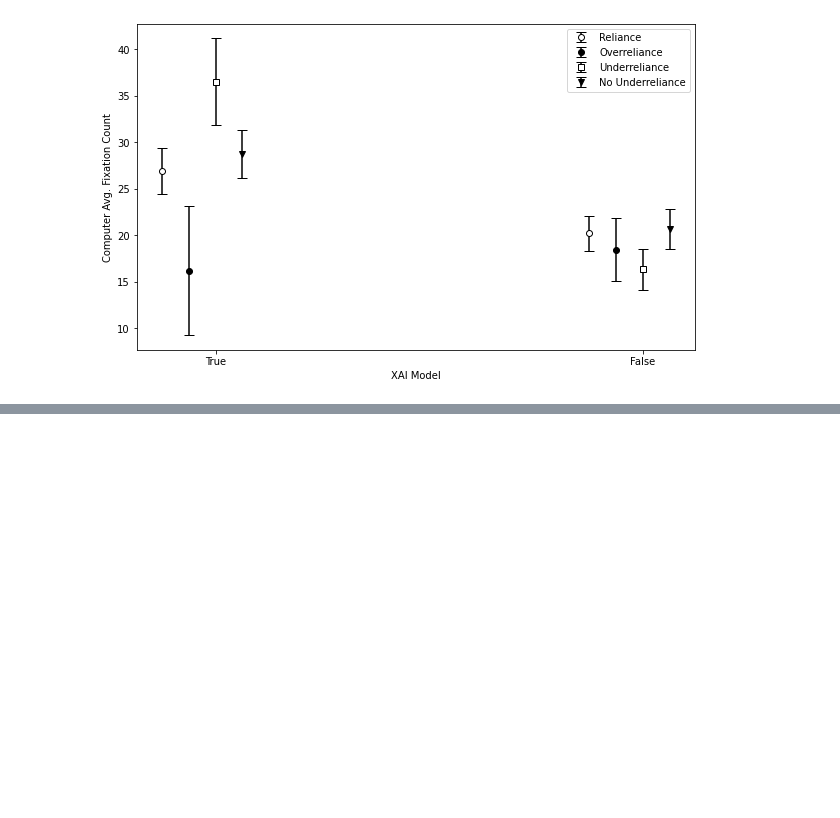
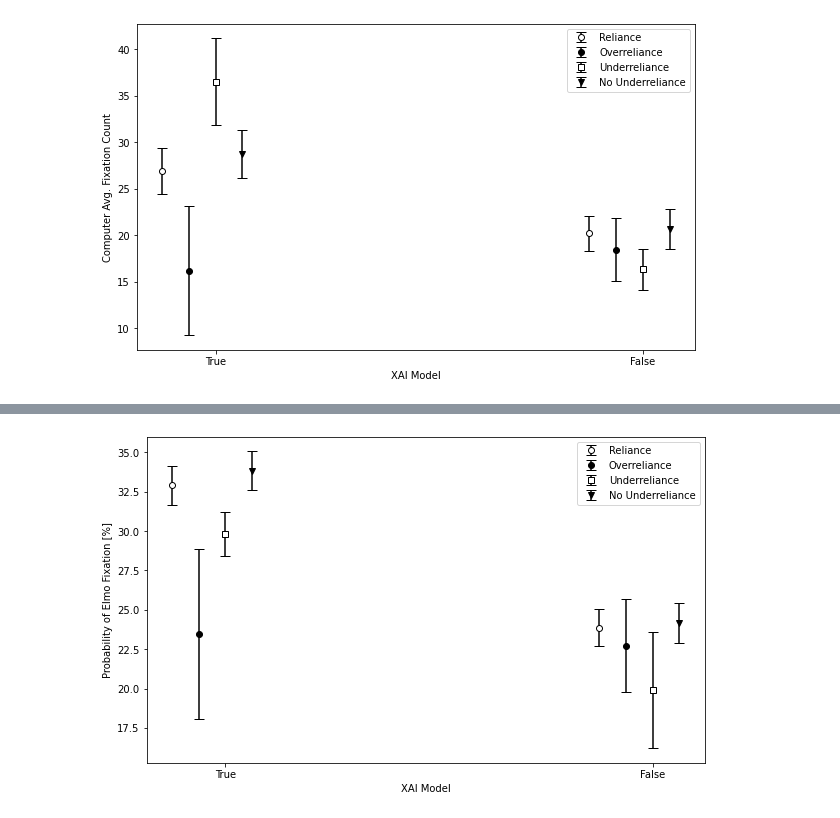
Before and after one commit to haohua13/IVT-Filter-GazeData, a Jupyter notebook: spss_results.ipynb, the cells around one changed output, grey strips where cells are left out. Saved outputs shown, nothing was run; the diff lists cells and outputs as text; code cells hidden in the pictures; blank space fills up the shorter version.

```diff
--- a/spss_results.ipynb
+++ b/spss_results.ipynb
@@ -1127,0 +1238,98 @@ plt.show()
+# %%
+import pandas as pd
+from matplotlib import pyplot as plt
+
+# XAI = False
+# SEM of ratio X/Y = sqrt((SEM_X/X)**2 + (SEM_Y/Y)**2)/Y
+# Reliance
+
+x_1 = (4.82/20.21)*100 # X/Y
+x_1_sem = 1.053/1.845 # SEM_X/SEM_Y
+x_1_sem = (np.sqrt((1.053/4.82)**2+(1.845/20.21)**2)/20.21)*100
+
+# Overreliance
+
+x_2 = (4.19/18.44)*100
+x_2_sem = 2.157/3.384
+x_2_sem = (np.sqrt((2.157/4.19)**2+(3.384/18.44)**2)/18.44)*100
+print(x_2_sem)
+
+# Underreliance
+
+x_4 = 100*3.26/16.37
+x_4_sem =  1.919/2.211
+x_4_sem = 100*np.sqrt((1.919/3.26)**2+(2.211/16.37)**2)/16.37
+# No Underreliance
+
+x_6 = 100*5/20.70
+x_6_sem =  1.214/2.173
+x_6_sem = 100*np.sqrt((1.214/5)**2+(2.173/20.70)**2)/20.70
+
+
+# XAI = True
+
+# Reliance
+
+x_0 = 100*8.85/26.88
+x_0_sem =    2.83/2.488
+x_0_sem = 100*np.sqrt((2.83/8.85)**2+(2.488/26.88)**2)/26.88
+
+# Overreliance
+
+x_3 = 100*3.80/16.20
+x_3_sem = 2.905/6.902
+x_3_sem = 100*np.sqrt((2.905/3.80)**2+(6.902/16.20)**2)/16.20
+
+# Underreliance
+
+x_5 = 100*10.88/36.50
+x_5_sem = 5.390/4.634
+x_5_sem = 100*np.sqrt((5.390/10.88)**2+(4.634/36.50)**2)/36.50
+
+
+# No Underreliance
+
+x_7 = 100*9.72/28.72
+x_7_sem = 3.267/2.560
+x_7_sem = 100*np.sqrt((3.267/9.72)**2+(2.560/28.72)**2)/28.72
+
+
+
+positions = [1.5, 9.5]
+labels = ['True', 'False']
+
+y_index = [0.5, 8.5]
+y_index_2 = [1, 9]
+y_index_3 = [1.5, 9.5]
+y_index_4 = [2, 10]
+
+plt.figure(figsize=(10, 6))
+
+# Reliance in XAI = True and False
+plt.errorbar(y_index, [x_0, x_1],\
+              [x_0_sem, x_1_sem], \
+             color='black', marker = 'o', markeredgecolor = 'black', markerfacecolor = 'white', ls = 'none', capsize=5, capthick=1, ecolor='black', label = 'Reliance')
+
+# Overreliance in XAI = True and False
+plt.errorbar(y_index_2, [x_3, x_2],\
+              [x_3_sem, x_2_sem], \
+             markeredgecolor = 'black', color='black', marker = 'o', ls='none', capsize=5, capthick=1, ecolor='black', label = 'Overreliance')
+
+# Underreliance in XAI = True and False
+plt.errorbar(y_index_3, [x_5, x_4],\
+              [x_5_sem, x_4_sem], \
+             markeredgecolor = 'black', color='black', markerfacecolor = 'white', marker='s', ls='none', capsize=5, capthick=1, ecolor='black', label = 'Underreliance')
+
+# No Underreliance in XAI = True and False
+plt.errorbar(y_index_4, [x_7, x_6],\
+              [x_7_sem, x_6_sem], \
+             markeredgecolor = 'black', color='black', marker = 'v', ls='none', capsize=5, capthick=1, ecolor='black', label = 'No Underreliance')
+
+
+plt.legend()
+plt.ylabel('Probability of Elmo Fixation [%]')
+plt.xlabel('XAI Model')
+plt.xticks(positions, labels)
+plt.savefig('reliance_images/means_plot_reliance_groups_probability_fixation.png', dpi = 1600, bbox_inches='tight')
+plt.show()
+# %% [output]
@@ -1127,0 +1337 @@ plt.show()
+[figure, added]
```
Also changed, not shown: parts of 5 cells of this notebook, 10 other files.
